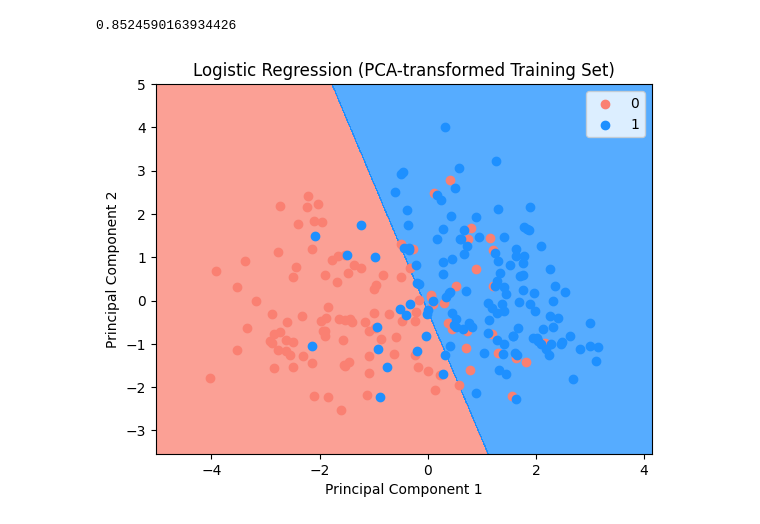
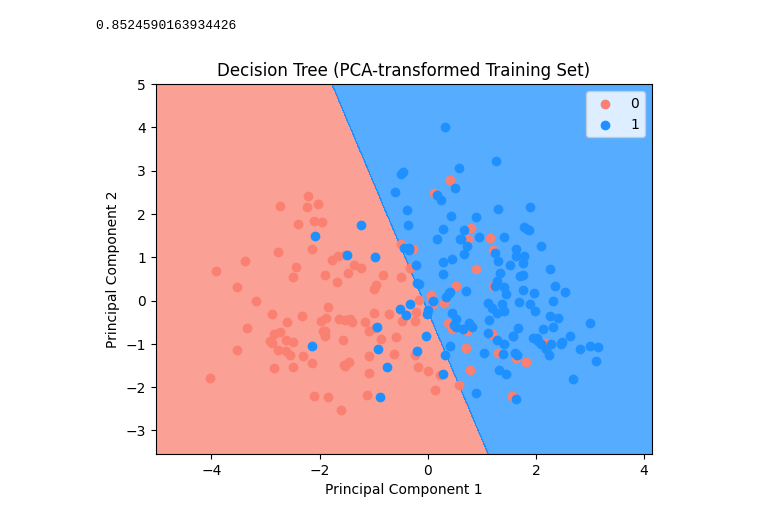
Before and after one commit to AnandSreekumar03/HeartDisease, a Jupyter notebook: heartdisease_logregression.ipynb, the cells around one changed output. Cells and saved outputs as stored; diff of their text form; code cells hidden in the pictures.

```diff
--- a/heartdisease_logregression.ipynb
+++ b/heartdisease_logregression.ipynb
@@ -65,39 +65,38 @@ accuracy_score(y_pred,y_test)
  [ 6 31]]
 0.8524590163934426
 # %%
-#visualizing training set results
+import numpy as np
+import matplotlib.pyplot as plt
 from sklearn.decomposition import PCA
 from matplotlib.colors import ListedColormap
-
 
 # Apply PCA to reduce the dimensionality to 2 components
 pca = PCA(n_components=2)
 X_train_pca = pca.fit_transform(X_train)
 
 # Visualize the PCA-transformed data
 X1, X2 = X_train_pca[:, 0], X_train_pca[:, 1]
 X_set, y_set = X_train_pca, y_train
 
 # Create a meshgrid for the 2 principal components
 X1_grid, X2_grid = np.meshgrid(np.arange(start=X1.min() - 1, stop=X1.max() + 1, step=0.01),
                                np.arange(start=X2.min() - 1, stop=X2.max() + 1, step=0.01))
 
 # Plot the decision boundary
-plt.contourf(X1_grid, X2_grid, classifier.predict(pca.inverse_transform(np.array([X1_grid.ravel(), X2_grid.ravel()]).T)).reshape(X1_grid.shape),
-             alpha=0.75, cmap=ListedColormap(('salmon', 'dodgerblue')))
+Z = classifier.predict(pca.inverse_transform(np.array([X1_grid.ravel(), X2_grid.ravel()]).T))  # Predict on meshgrid
+Z = Z.reshape(X1_grid.shape)  # Reshape prediction result to meshgrid shape
+
+plt.contourf(X1_grid, X2_grid, Z, alpha=0.75, cmap=ListedColormap(('salmon', 'dodgerblue')))
 
 # Plot the data points
 for i, j in enumerate(np.unique(y_set)):
     plt.scatter(X_set[y_set == j, 0], X_set[y_set == j, 1],
-                c=ListedColormap(('salmon', 'dodgerblue'))(i), label=j)
+                color=ListedColormap(('salmon', 'dodgerblue'))(i), label=j)
 
-plt.title('Logistic Regression (PCA-transformed Training Set)')
+plt.title('Decision Tree (PCA-transformed Training Set)')
 plt.xlabel('Principal Component 1')
 plt.ylabel('Principal Component 2')
 plt.legend()
 plt.show()
-#PCA: The PCA(n_components=2) reduces the 13-dimensional feature space to 2 principal components.
-#pca.fit_transform(X_train): This line applies PCA on the training data and transforms it to 2D.
-#pca.inverse_transform: This is used to project the 2D points back to the original feature space for the classifier to make predictions.
 # %% [output]
-[figure, old version]
+[figure, new version]
```
Also changed, not shown: 6 other files.
